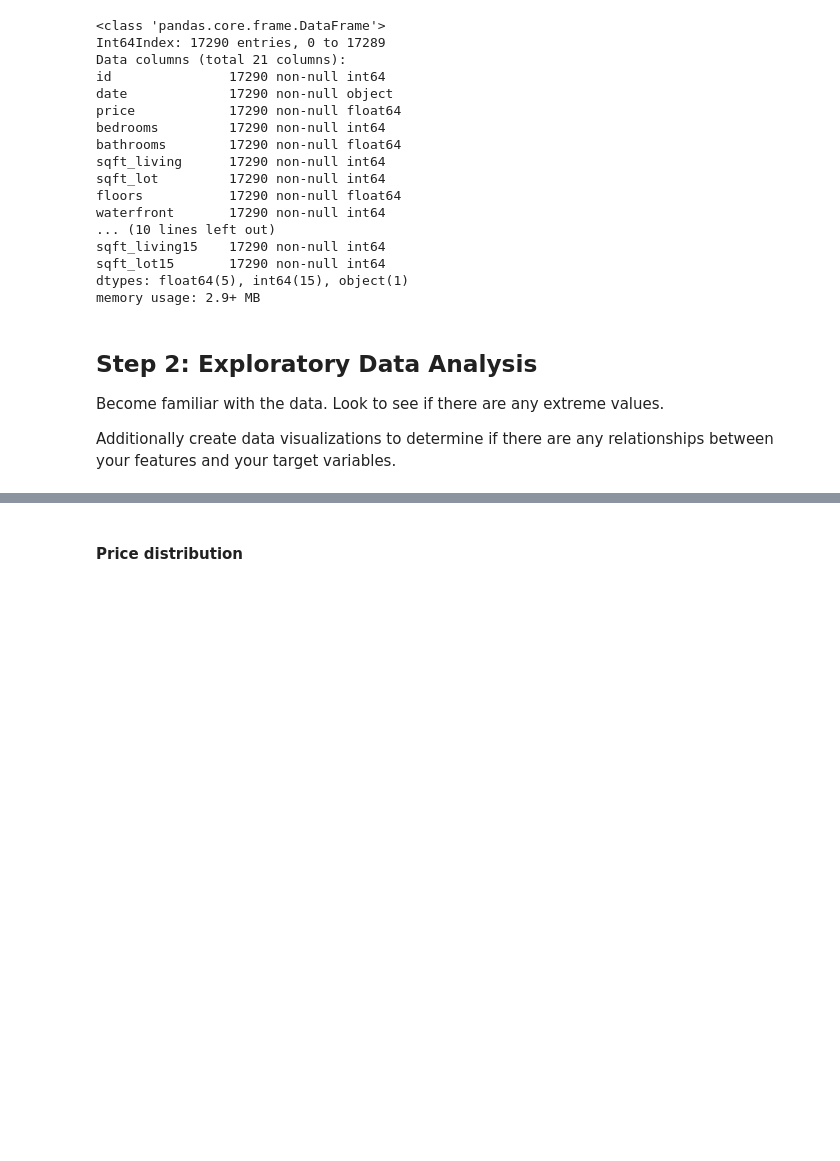
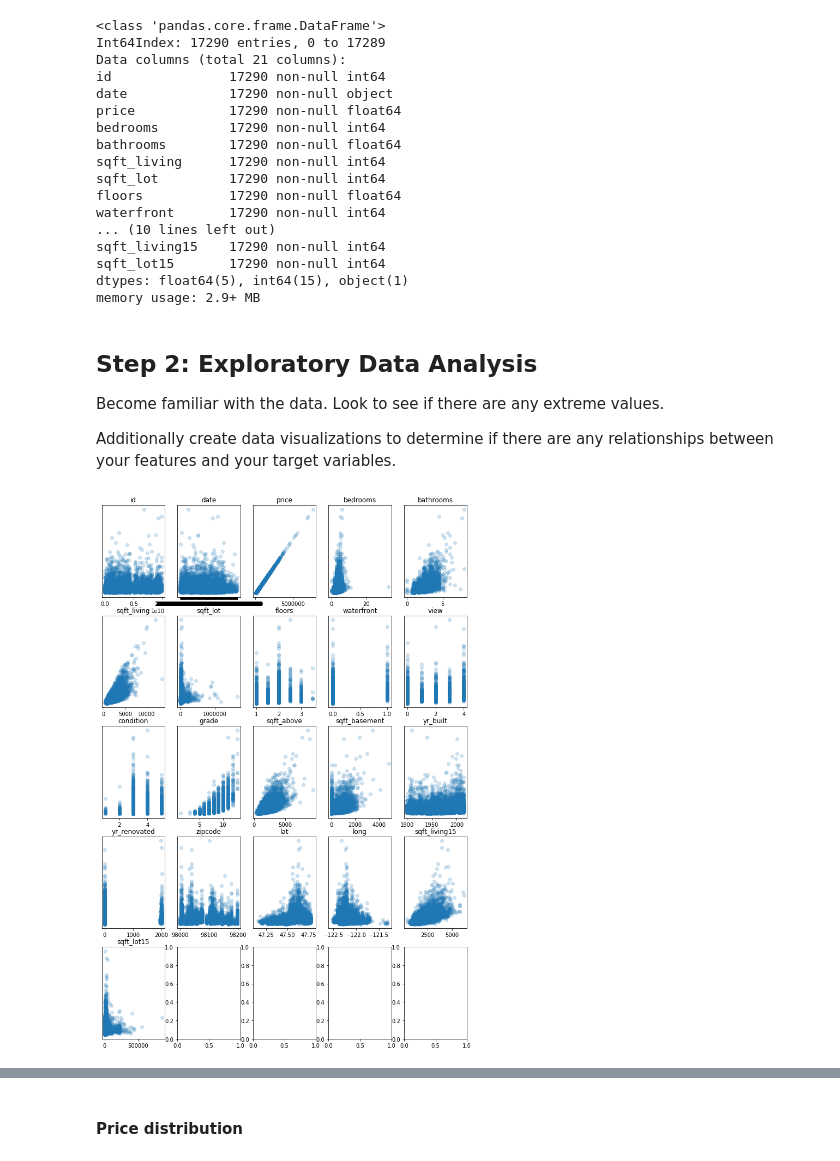
Before and after one commit to stereopickle/housing_price_bakeoff, a Jupyter notebook: Applied_practice.ipynb, the cells around one changed output, grey strips where cells are left out. Drawn from its saved outputs; the diff is of its cells as text; code cells hidden in the pictures; blank space fills up the shorter version.

```diff
--- a/Applied_practice.ipynb
+++ b/Applied_practice.ipynb
@@ -55,0 +56,19 @@ house_train.date = house_train.date.apply(lambda x: int(x[0:8]))
+# %%
+# for each columns, plot scatter plot
+
+def mass_scatter(df, y = 'price'):
+    a = len(df.columns)
+    ncols = math.ceil(a**.5)
+    nrows = math.ceil(a/ncols)
+    fig, axes = plt.subplots(nrows = nrows, ncols = ncols, figsize = (12, 18))
+
+    axes = axes.ravel()
+
+    for i in range(len(df.columns)):
+        axes[i].scatter(df.iloc[:, i], house_train[y], alpha = 0.2)
+        axes[i].set_title(df.columns[i])
+        axes[i].get_yaxis().set_ticks([])
+
+mass_scatter(house_train)
+# %% [output]
+[figure, added]
```
Also changed, not shown: parts of 59 cells of this notebook.
